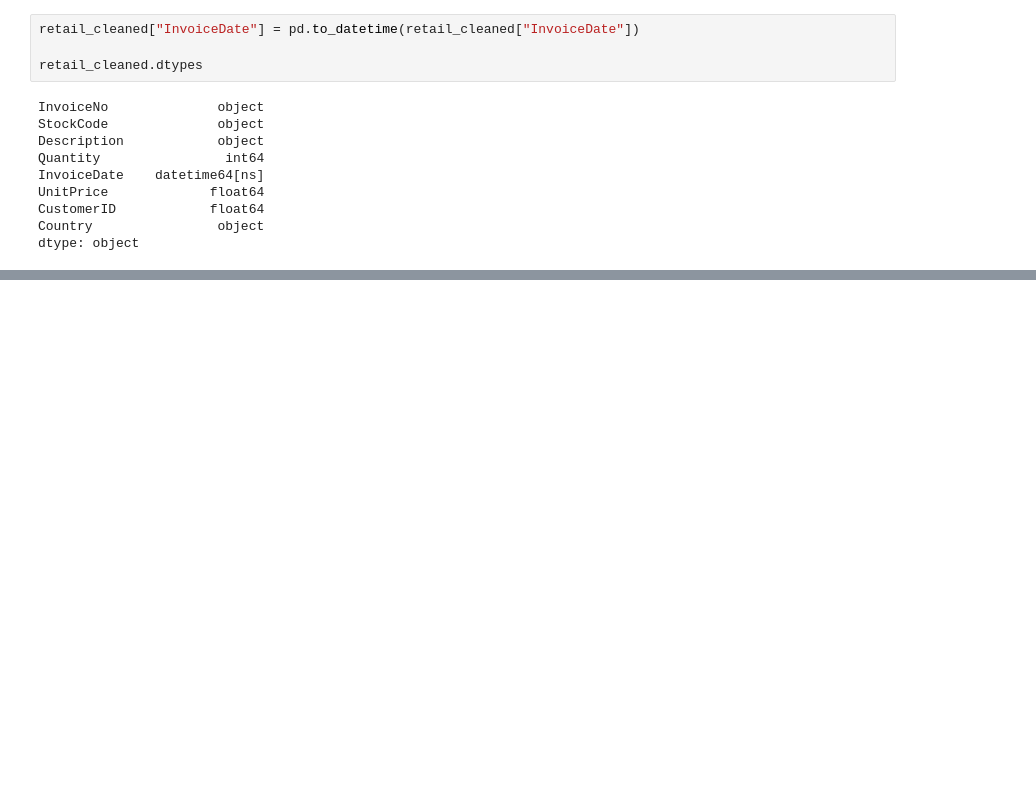
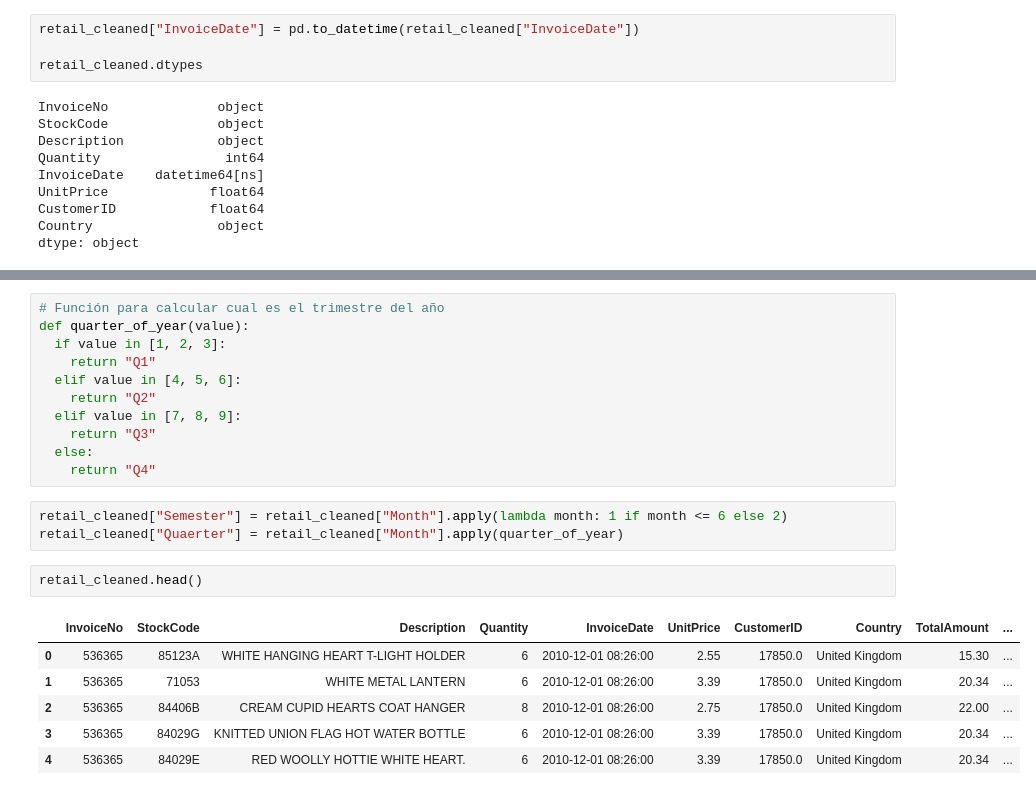
Before and after one commit to pahoalapizco/python_for_data_science, a Jupyter notebook: notebooks/4.0-numpy_pandas_da-analysis_01.ipynb, the cells around one changed output, grey strips where cells are left out. Cells and saved outputs as stored; diff of their text form; blank space fills up the shorter version.

```diff
--- a/notebooks/4.0-numpy_pandas_da-analysis_01.ipynb
+++ b/notebooks/4.0-numpy_pandas_da-analysis_01.ipynb
@@ -175,0 +204,23 @@ dtype: object
+# %%
+# Función para calcular cual es el trimestre del año
+def quarter_of_year(value):
+  if value in [1, 2, 3]:
+    return "Q1"
+  elif value in [4, 5, 6]:
+    return "Q2"
+  elif value in [7, 8, 9]:
+    return "Q3"
+  else:
+    return "Q4"
+# %%
+retail_cleaned["Semester"] = retail_cleaned["Month"].apply(lambda month: 1 if month <= 6 else 2)
+retail_cleaned["Quaerter"] = retail_cleaned["Month"].apply(quarter_of_year)
+# %%
+retail_cleaned.head()
+# %% [output]
+|  | InvoiceNo | StockCode | Description | Quantity | InvoiceDate | UnitPrice | CustomerID | Country | TotalAmount | ... |
+| 0 | 536365 | 85123A | WHITE HANGING HEART T-LIGHT HOLDER | 6 | 2010-12-01 08:26:00 | 2.55 | 17850.0 | United Kingdom | 15.30 | ... |
+| 1 | 536365 | 71053 | WHITE METAL LANTERN | 6 | 2010-12-01 08:26:00 | 3.39 | 17850.0 | United Kingdom | 20.34 | ... |
+| 2 | 536365 | 84406B | CREAM CUPID HEARTS COAT HANGER | 8 | 2010-12-01 08:26:00 | 2.75 | 17850.0 | United Kingdom | 22.00 | ... |
+| 3 | 536365 | 84029G | KNITTED UNION FLAG HOT WATER BOTTLE | 6 | 2010-12-01 08:26:00 | 3.39 | 17850.0 | United Kingdom | 20.34 | ... |
+| 4 | 536365 | 84029E | RED WOOLLY HOTTIE WHITE HEART. | 6 | 2010-12-01 08:26:00 | 3.39 | 17850.0 | United Kingdom | 20.34 | ... |
```
Also changed, not shown: parts of 7 cells of this notebook.
